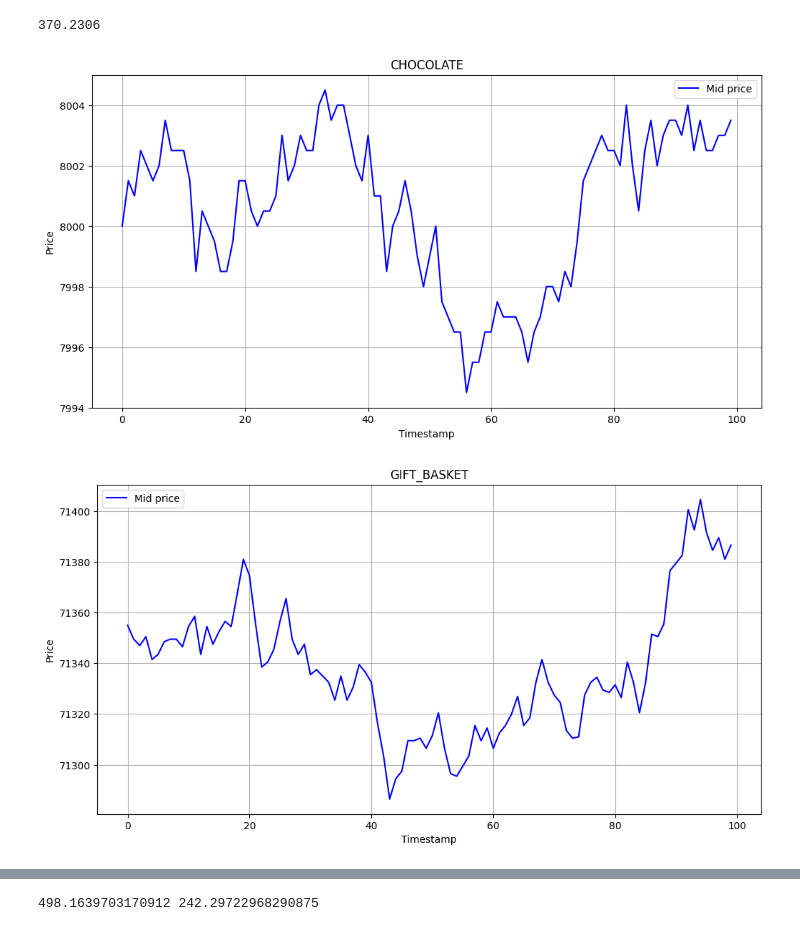
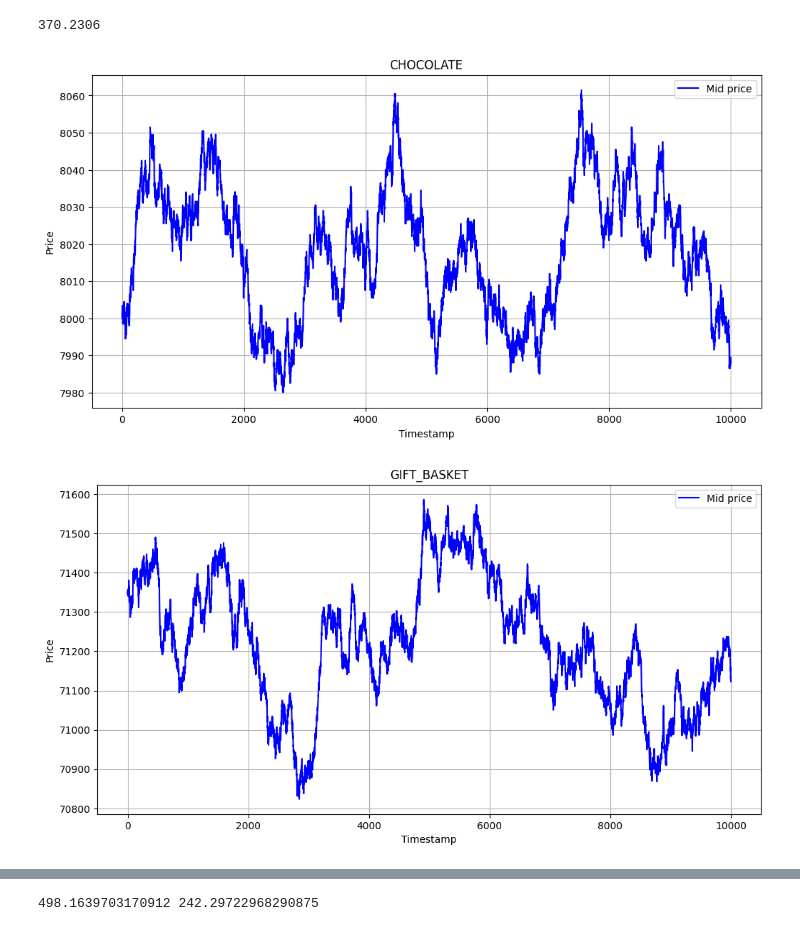
Before and after one commit to levladiator/Prosperity, a Jupyter notebook: src/csvAnalyzer.ipynb, the cells around one changed output, grey strips where cells are left out. Drawn from its saved outputs; the diff is of its cells as text; code cells hidden in the pictures.

```diff
--- a/src/csvAnalyzer.ipynb
+++ b/src/csvAnalyzer.ipynb
@@ -27,33 +27,33 @@ plt.title("Simulated basket")
 plt.xlabel("Timestamp")
 plt.ylabel("Price"),
 plt.legend()
 plt.grid(True)
 plt.show()
 
 plt.figure(figsize=(12, 6))
 plt.plot(data["GIFT_BASKET"][stat].values - (6 * data["STRAWBERRIES"][stat].values + 4 * data["CHOCOLATE"][stat].values + data["ROSES"][stat].values),
          marker='', linestyle='-', color='b', label="Simulated basket mid price")
 plt.title("Basket spread")
 plt.xlabel("Timestamp")
 plt.ylabel("Price"),
 plt.legend()
 plt.grid(True)
 plt.show()
 
 print(np.mean(data["GIFT_BASKET"][stat].values - (6 * data["STRAWBERRIES"][stat].values + 4 * data["CHOCOLATE"][stat].values + data["ROSES"][stat].values)))
 
 for prod in products:
     plt.figure(figsize=(12, 6))
-    plt.plot(data[prod][stat].values[:100], marker='', linestyle='-', color='b', label="Mid price")
+    plt.plot(data[prod][stat].values, marker='', linestyle='-', color='b', label="Mid price")
     plt.title(prod)
     plt.xlabel("Timestamp")
     plt.ylabel("Price"),
     plt.legend()
     plt.grid(True)
     plt.show()
 # %% [output]
 [figure]
 [figure]
 370.2306
-[figure, old version]
+[figure, new version]
-[figure, old version]
+[figure, new version]
```
Also changed, not shown: parts of 1 cell of this notebook, 1 other file.
